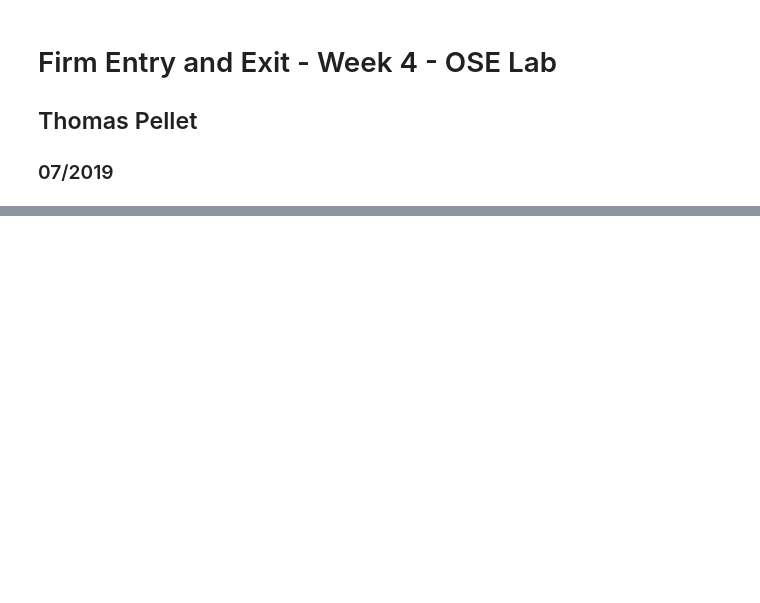
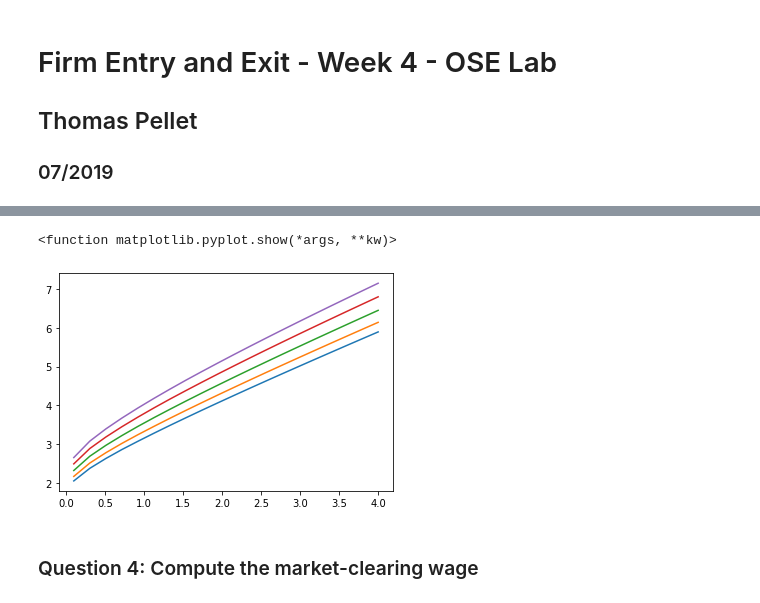
Before and after one commit to jeannesorin/BootCamp2019, a Jupyter notebook: ProblemSets/Econ/Week4/Firm Dynamics/Pbset - Firm Entry and Exit.ipynb, the cells around one changed output, grey strips where cells are left out. Saved outputs shown, nothing was run; the diff lists cells and outputs as text; code cells hidden in the pictures; blank space fills up the shorter version.

```diff
--- a/ProblemSets/Econ/Week4/Firm Dynamics/Pbset - Firm Entry and Exit.ipynb
+++ b/ProblemSets/Econ/Week4/Firm Dynamics/Pbset - Firm Entry and Exit.ipynb
@@ -157,3 +216,13 @@ cons = ({'type': 'ineq', 'fun': lambda x:  30 - x},
+# %%
+for i in range(Nϵ):
+    plt.plot(Kgrid, Vp[:,i])
+
+plt.show
+# %% [output]
+<function matplotlib.pyplot.show(*args, **kw)>
+[figure, added]
+# %% [markdown]
+### Question 4: Compute the market-clearing wage
 # %%
 import numpy as np
 from scipy.optimize import minimize
```
Also changed, not shown: parts of 26 cells of this notebook, 1 other file.
